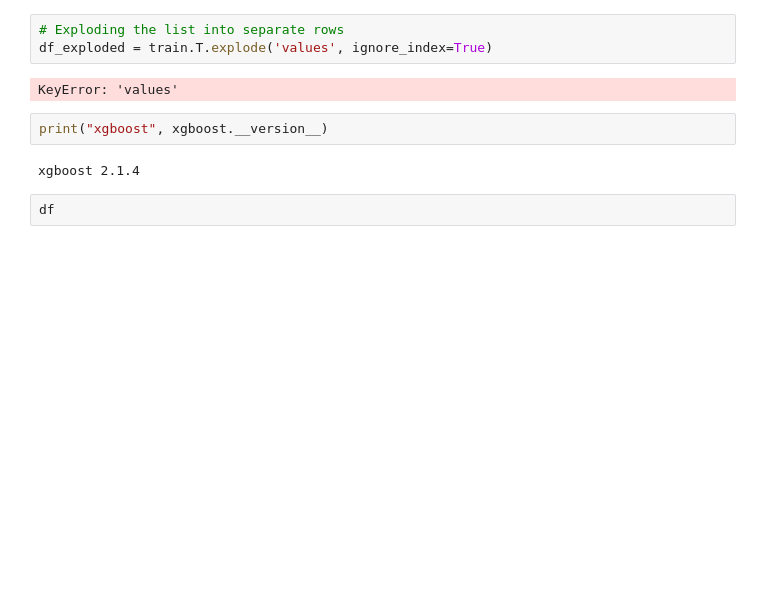
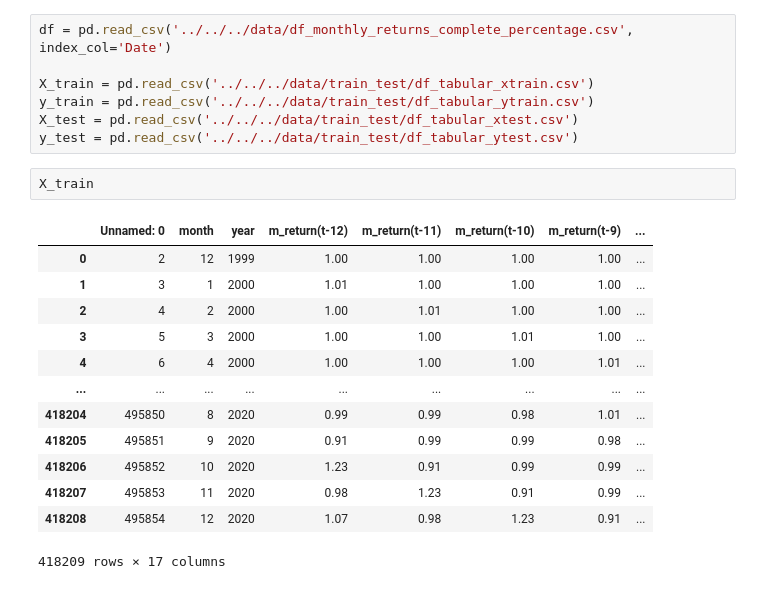
Before and after one commit to Herb-sh/sustainability_portfolio_optimisation, a Jupyter notebook: notebooks/4. models/XGBooster/4.3.XGBooster.ipynb, the cells around one changed output. Saved outputs shown, nothing was run; the diff lists cells and outputs as text; blank space fills up the shorter version.

```diff
--- a/notebooks/4. models/XGBooster/4.3.XGBooster.ipynb
+++ b/notebooks/4. models/XGBooster/4.3.XGBooster.ipynb
@@ -52,12 +14,24 @@ train.T
-# %%
-# Exploding the list into separate rows
-df_exploded = train.T.explode('values', ignore_index=True)
-# %% [output]
-KeyError: 'values'
-# %%
-print("xgboost", xgboost.__version__)
-# %% [output]
-xgboost 2.1.4
-# %%
-df
+# %%
+df = pd.read_csv('../../../data/df_monthly_returns_complete_percentage.csv', index_col='Date')
+
+X_train = pd.read_csv('../../../data/train_test/df_tabular_xtrain.csv')
+y_train = pd.read_csv('../../../data/train_test/df_tabular_ytrain.csv')
+X_test = pd.read_csv('../../../data/train_test/df_tabular_xtest.csv')
+y_test = pd.read_csv('../../../data/train_test/df_tabular_ytest.csv')
+# %%
+X_train
+# %% [output]
+|  | Unnamed: 0 | month | year | m_return(t-12) | m_return(t-11) | m_return(t-10) | m_return(t-9) | ... |
+| 0 | 2 | 12 | 1999 | 1.00 | 1.00 | 1.00 | 1.00 | ... |
+| 1 | 3 | 1 | 2000 | 1.01 | 1.00 | 1.00 | 1.00 | ... |
+| 2 | 4 | 2 | 2000 | 1.00 | 1.01 | 1.00 | 1.00 | ... |
+| 3 | 5 | 3 | 2000 | 1.00 | 1.00 | 1.01 | 1.00 | ... |
+| 4 | 6 | 4 | 2000 | 1.00 | 1.00 | 1.00 | 1.01 | ... |
+| ... | ... | ... | ... | ... | ... | ... | ... | ... |
+| 418204 | 495850 | 8 | 2020 | 0.99 | 0.99 | 0.98 | 1.01 | ... |
+| 418205 | 495851 | 9 | 2020 | 0.91 | 0.99 | 0.99 | 0.98 | ... |
+| 418206 | 495852 | 10 | 2020 | 1.23 | 0.91 | 0.99 | 0.99 | ... |
+| 418207 | 495853 | 11 | 2020 | 0.98 | 1.23 | 0.91 | 0.99 | ... |
+| 418208 | 495854 | 12 | 2020 | 1.07 | 0.98 | 1.23 | 0.91 | ... |
+418209 rows × 17 columns
 # %%
```
Also changed, not shown: parts of 6 cells of this notebook, 1 other file.
